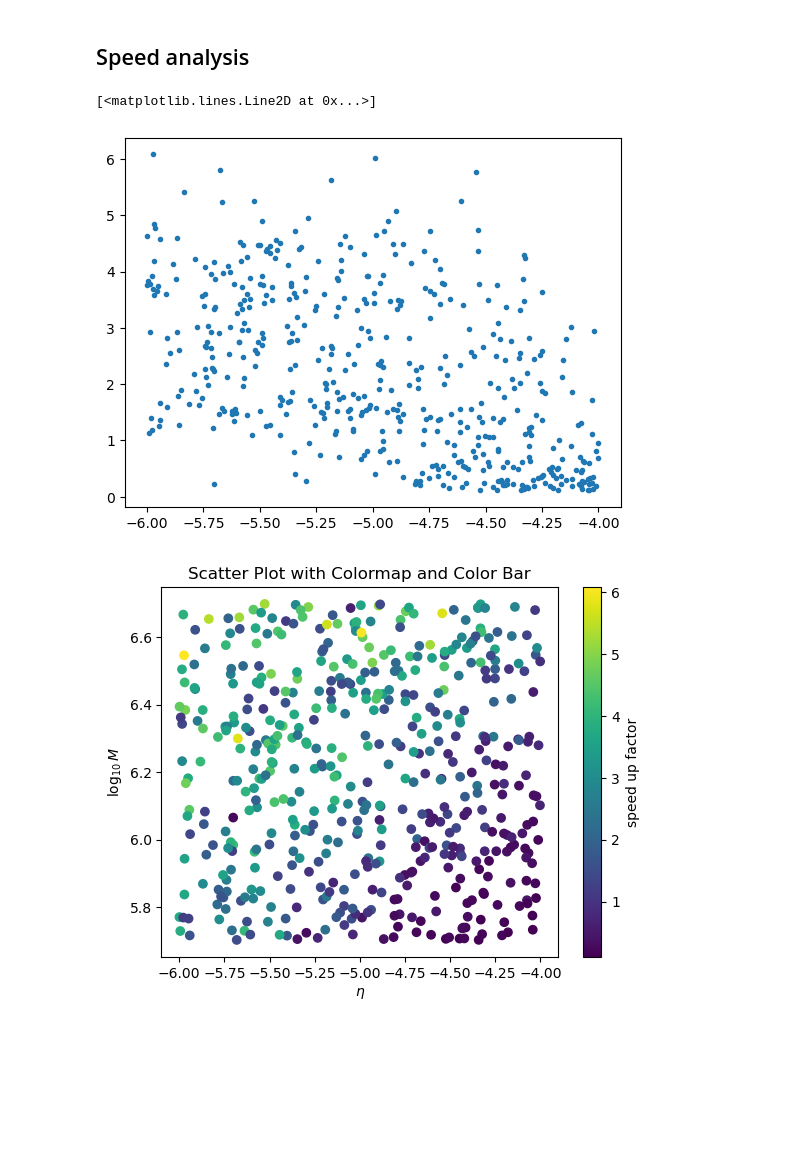
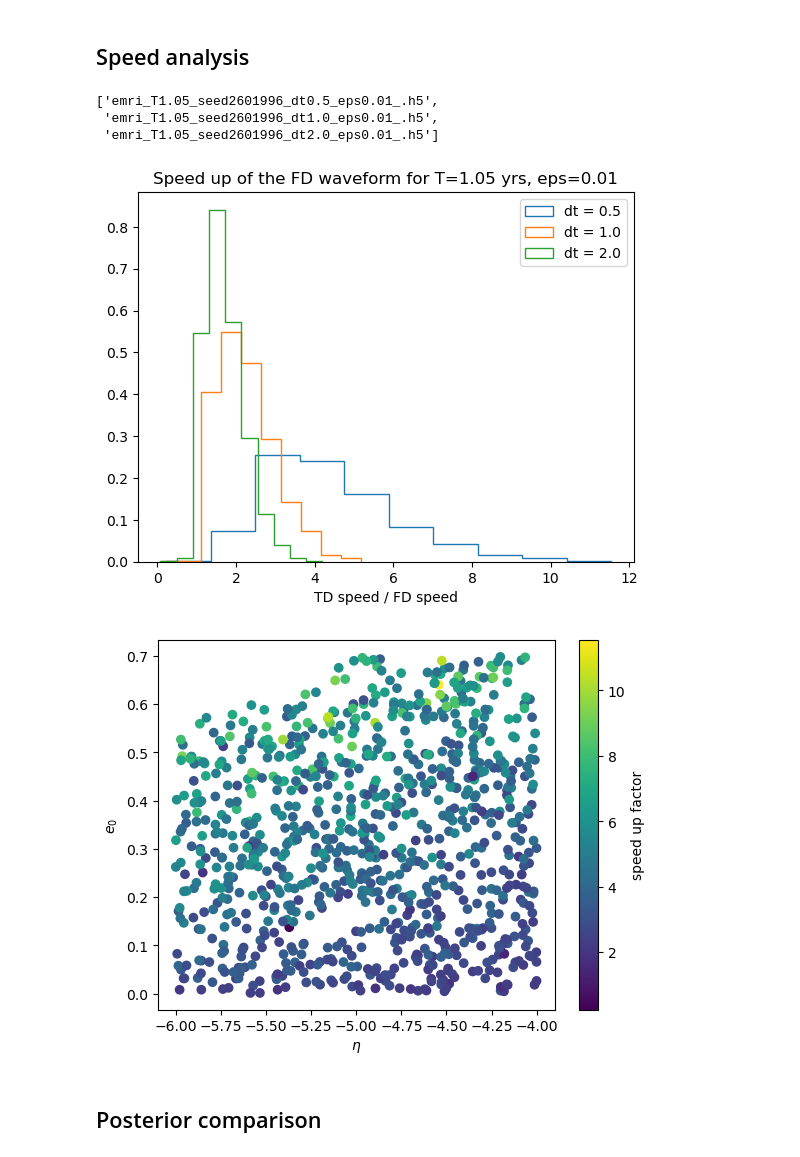
Before and after one commit to lorenzsp/EMRI_FrequencyDomainWaveforms, a Jupyter notebook: single_waveform_analysis.ipynb, the cells around one changed output. Drawn from its saved outputs; the diff is of its cells as text; code cells hidden in the pictures; blank space fills up the shorter version.

```diff
--- a/single_waveform_analysis.ipynb
+++ b/single_waveform_analysis.ipynb
@@ -164,22 +247,43 @@ mismatch 0.0008866679379724296
 # %% [markdown]
 ## Speed analysis
+# %%
+import glob
+files = sorted(glob.glob('*_.h5'))
+files
+# %% [output]
+['emri_T1.05_seed2601996_dt0.5_eps0.01_.h5',
+ 'emri_T1.05_seed2601996_dt1.0_eps0.01_.h5',
+ 'emri_T1.05_seed2601996_dt2.0_eps0.01_.h5']
 # %%
-dset = h5py.File('emri_T2.05_seed2601996_dt10.0_eps1e-05_.h5','r')
-speed_up_factor = dset['timing_td'][...]/dset['timing_fd'][...]
-injection_pars = dset['list_injections'][...]
+speed_up_factor = []
+injection_pars = []
+dt_T_eps = []
+for ff in files:
+    # ff = files[0]
+    dset = h5py.File(ff,'r')
+    speed_up_factor.append(dset['timing_td'][...]/dset['timing_fd'][...])
+    injection_pars.append(dset['list_injections'][...])
+    dt_T_eps.append([dset['dt'][...], dset['T'][...], dset['eps'][...] ])
+    dset.close()
 # %%
-plt.plot(np.log10(injection_pars[:,1]/injection_pars[:,0]), speed_up_factor, '.')
+
+plt.figure()
+plt.title(f'Speed up of the FD waveform for T={dt_T_eps[0][1]} yrs, eps={dt_T_eps[0][2]}')
+[plt.hist(speed,histtype='step', label=f'dt = {el[0]}',density=True) for speed,el in zip(speed_up_factor,dt_T_eps)]
+plt.xlabel('TD speed / FD speed')
+plt.legend()
+plt.show()
 # %% [output]
-[<matplotlib.lines.Line2D at 0x...>]
-[figure, old version]
+[figure, new version]
 # %%
 import numpy as np
 import matplotlib.pyplot as plt
 
+ii = 0
 # Generate random data
-x = np.log10(injection_pars[:,1]/injection_pars[:,0])
-y = np.log10(injection_pars[:,0])
-z = speed_up_factor
+x = np.log10(injection_pars[ii][:,1]/injection_pars[ii][:,0])
+y = injection_pars[ii][:,4]
+z = speed_up_factor[ii]
 
 # Define color scheme
 cmap = plt.get_cmap('viridis')
@@ -192,10 +296,10 @@ plt.colorbar(label='speed up factor')
 
 # Set axis labels and title
 ax.set_xlabel('$\eta$')
-ax.set_ylabel('$\log_{10} M$')
-ax.set_title('Scatter Plot with Colormap and Color Bar')
+ax.set_ylabel('$e_0$')
+# ax.set_title('Speed up as a function of the parameter spac')
 
 # Show the plot
 plt.show()
 # %% [output]
-[figure, old version]
+[figure, new version]
@@ -203,0 +306,2 @@ dset.close()
+# %% [markdown]
+## Posterior comparison
```
Also changed, not shown: parts of 11 cells of this notebook, 2 other files.
